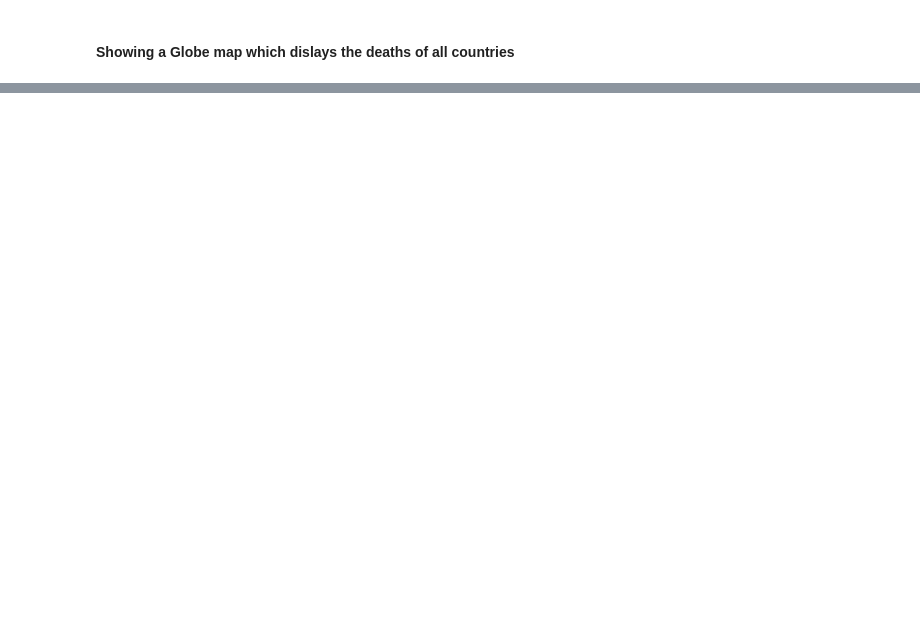
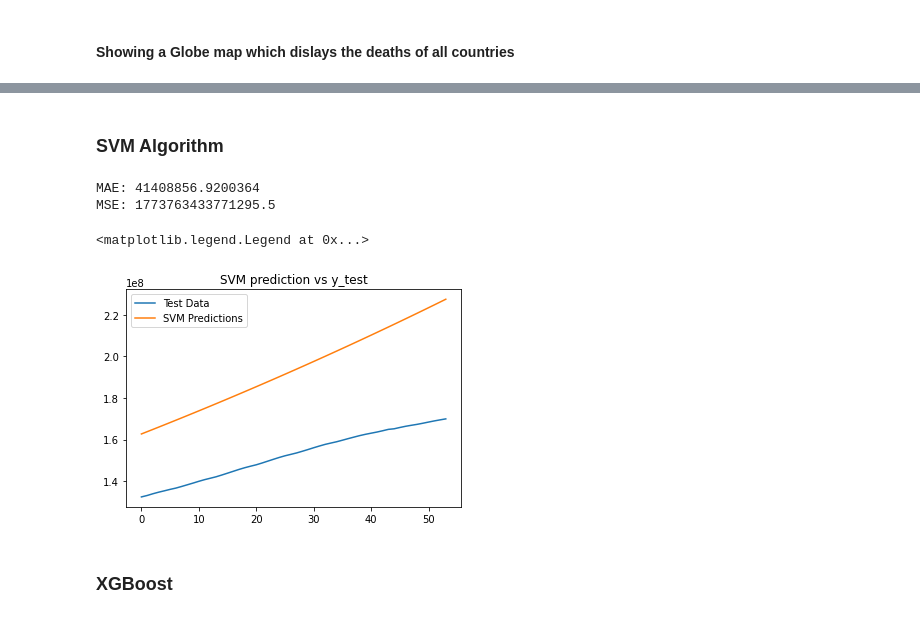
Before and after one commit to Aryan2601/SNA_Project, a Jupyter notebook: Covid19_Visualization.ipynb, the cells around one changed output, grey strips where cells are left out. Drawn from its saved outputs; the diff is of its cells as text; code cells hidden in the pictures; blank space fills up the shorter version.

Commit message:
Implemented SVM, Polynomial regression and XGBoost

```diff
--- a/Covid19_Visualization.ipynb
+++ b/Covid19_Visualization.ipynb
@@ -270,0 +321,4 @@ fig
+# %%
+confirmed = conf_case.loc[:, column[4]:column[-1]]
+deaths = death_case.loc[:, columns[4]:columns[-1]]
+recoveries = recoveries_case.loc[:, columnss[4]:columnss[-1]]
@@ -270,0 +392,2 @@ fig
+# %% [markdown]
+### SVM Algorithm
@@ -270,0 +437,6 @@ fig
+# %%
+# changing list into array
+days_since_1_22 = np.array([i for i in range(len(dates))]).reshape(-1, 1)
+world_cases = np.array(world_cases).reshape(-1, 1)
+total_deaths = np.array(total_deaths).reshape(-1, 1)
+total_recovered = np.array(total_recovered).reshape(-1, 1)
@@ -270,0 +455,26 @@ fig
+# %%
+# spliting data into train and test
+x_train, x_test, y_train, y_test = train_test_split(days_since_1_22[50:], world_cases[50:], test_size=0.12, shuffle=False)
+# %%
+# Building SVR model
+svm_confirmed = SVR(shrinking=True, kernel='poly',gamma=0.01, epsilon=1,degree=3, C=0.1)
+svm_confirmed.fit(x_train, y_train)
+svm_pred = svm_confirmed.predict(future_forcasting)
+svm_test_pred = svm_confirmed.predict(x_test)
+# here i am calculating MAE and MSE
+print('MAE:', mean_absolute_error(svm_test_pred, y_test))
+print('MSE:',mean_squared_error(svm_test_pred, y_test))
+# %% [output]
+MAE: 41408856.9200364
+MSE: 1773763433771295.5
+# %%
+# Plotting prediction vs y_test graph
+plt.plot(y_test)
+plt.plot(svm_test_pred)
+plt.title("SVM prediction vs y_test")
+plt.legend(['Test Data', 'SVM Predictions'])
+# %% [output]
+<matplotlib.legend.Legend at 0x...>
+[figure, added]
+# %% [markdown]
+### XGBoost
```
Also changed, not shown: parts of 40 cells of this notebook, 6 other files.
